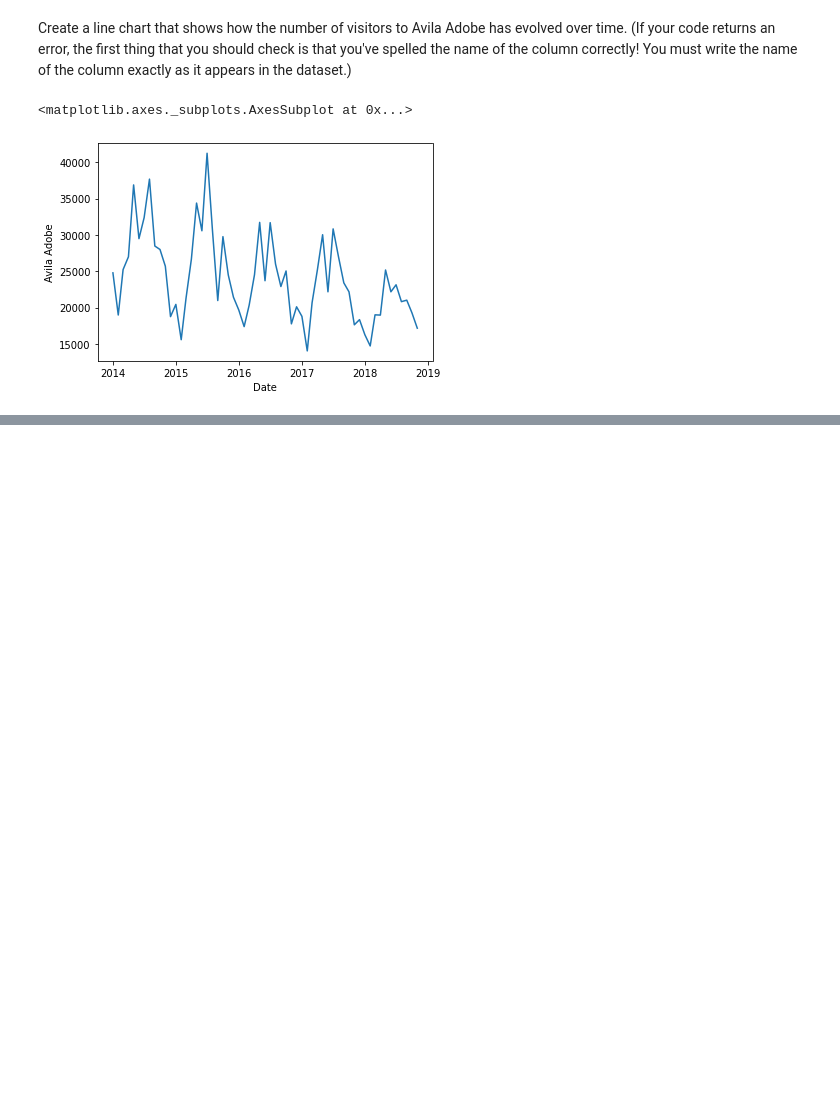
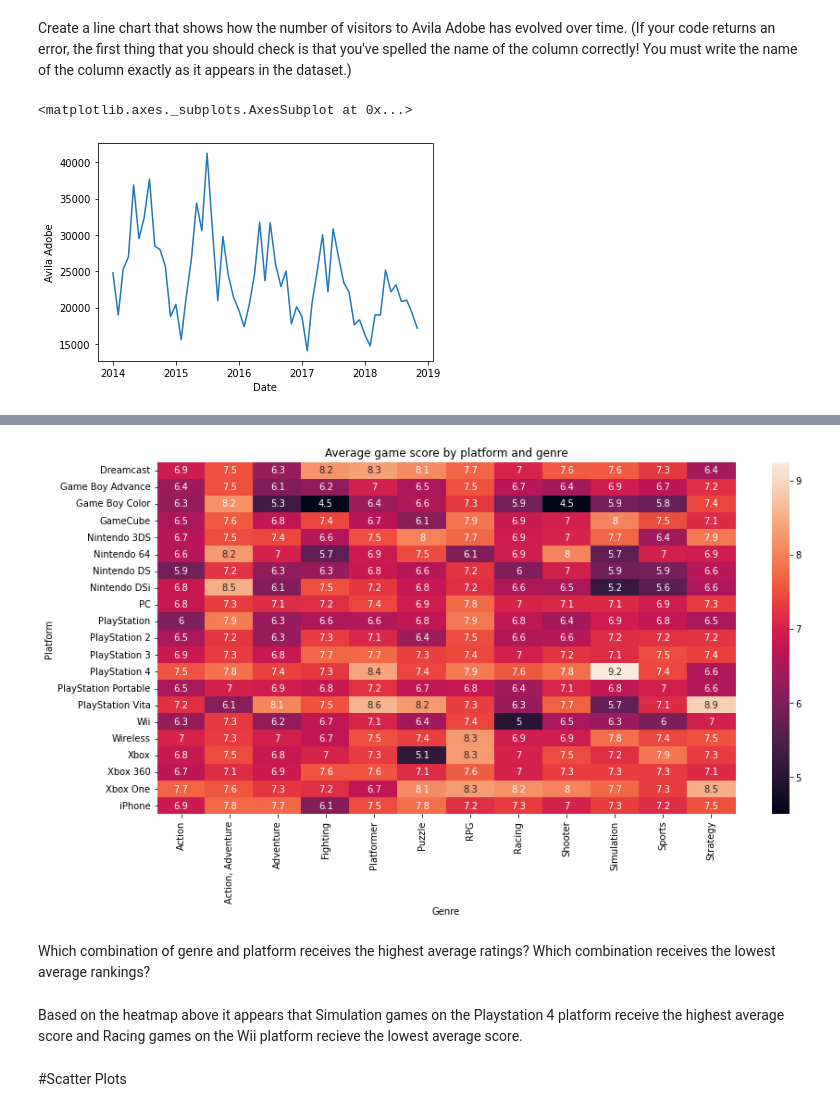
Before and after one commit to Daniel-Benson-Poe/66DaysOfData, a Jupyter notebook: DataVisualizationKaggleMiniCourse.ipynb, the cells around one changed output, grey strips where cells are left out. Saved outputs shown, nothing was run; the diff lists cells and outputs as text; code cells hidden in the pictures; blank space fills up the shorter version.

```diff
--- a/DataVisualizationKaggleMiniCourse.ipynb
+++ b/DataVisualizationKaggleMiniCourse.ipynb
@@ -177,0 +351,22 @@ sns.lineplot(data=museum_data["Avila Adobe"])
+# %%
+#Width and height
+plt.figure(figsize=(14,7))
+
+#Title
+plt.title("Average game score by platform and genre")
+
+#heatmap
+sns.heatmap(data=ign_data, annot=True)
+
+#add label for horizontal axis
+plt.xlabel("Genre")
+
+plt.show()
+# %% [output]
+[figure, added]
+# %% [markdown]
+Which combination of genre and platform receives the highest average ratings? Which combination receives the lowest average rankings?
+# %% [markdown]
+Based on the heatmap above it appears that Simulation games on the Playstation 4 platform receive the highest average score and Racing games on the Wii platform recieve the lowest average score.
+# %% [markdown]
+#Scatter Plots
```
Also changed, not shown: parts of 26 cells of this notebook.
